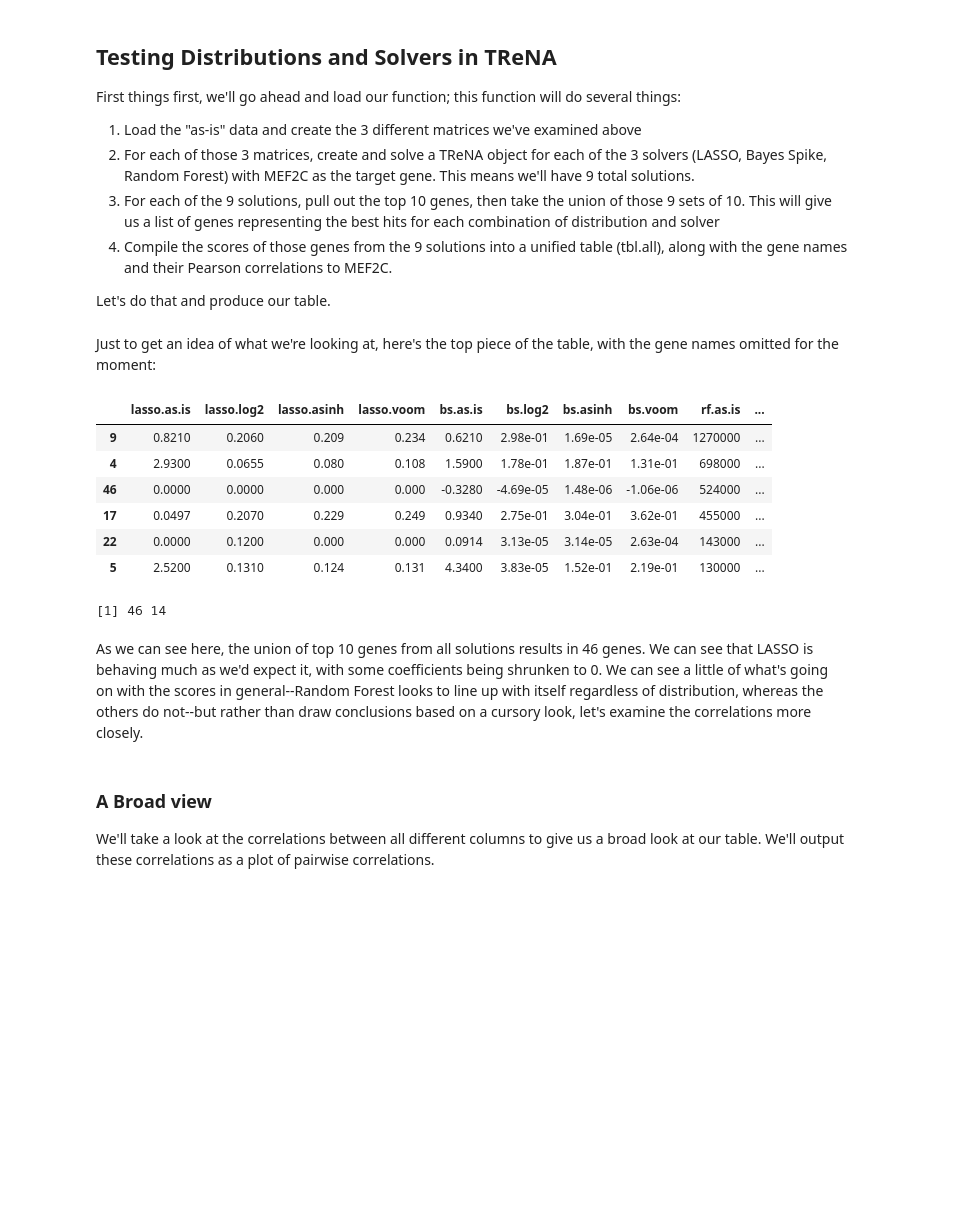
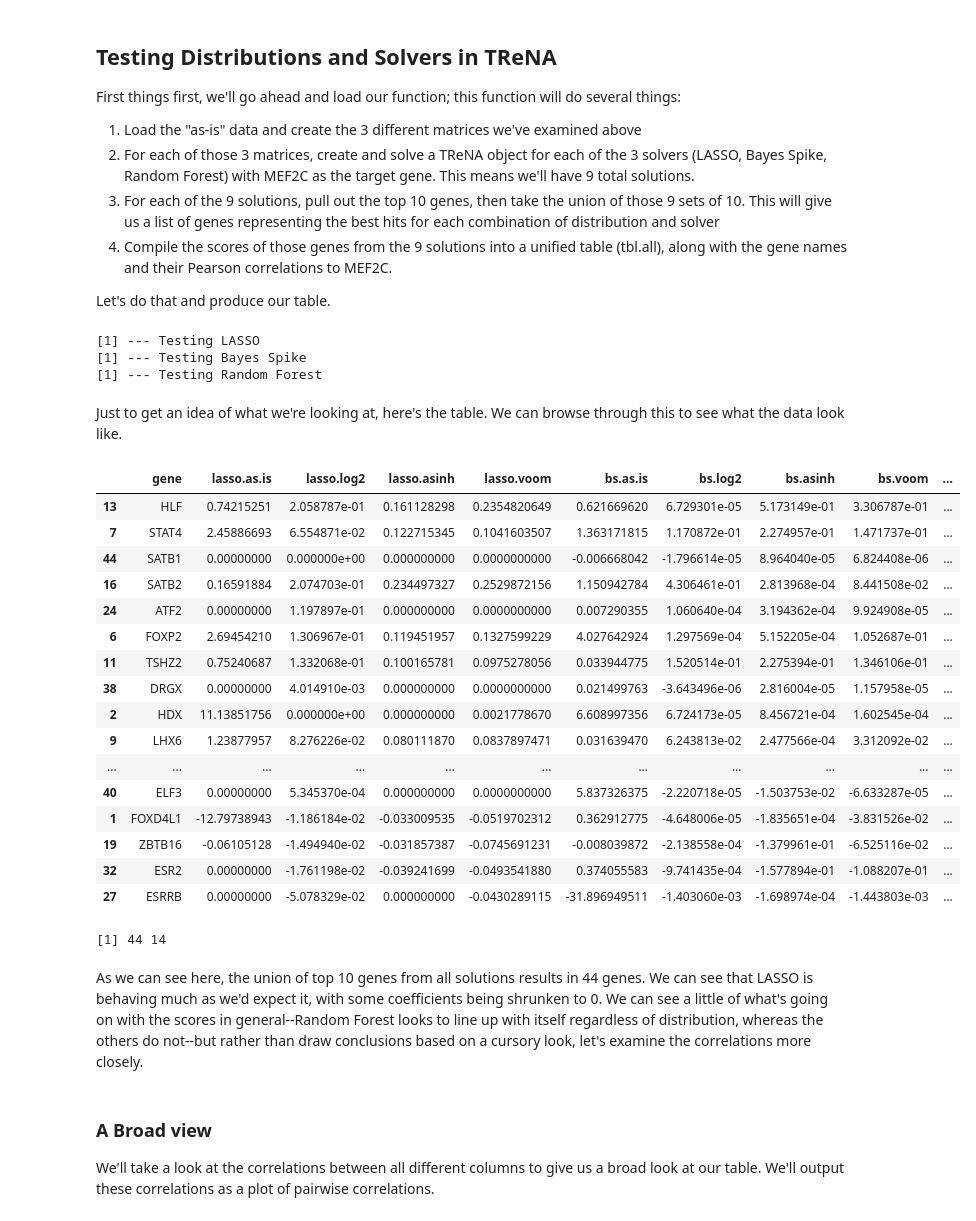
Before and after one commit to PriceLab/TReNA-Legacy, a Jupyter notebook: inst/demos/Assess_Distributions.ipynb, the cells around one changed output. Drawn from its saved outputs; the diff is of its cells as text; code cells hidden in the pictures; blank space fills up the shorter version.

Commit message:
Altered data generation in R Notebook

```diff
--- a/inst/demos/Assess_Distributions.ipynb
+++ b/inst/demos/Assess_Distributions.ipynb
@@ -79,27 +79,40 @@ First things first, we'll go ahead and load our function; this function will do
 Let's do that and produce our table.
 # %%
 # Source the desired function and generate the table
-#suppressMessages(source("../unitTests/test_TReNA.R"))
-#tbl.all <- assess_methodsAgainstDistributions()
-
-# Failing that, load the data directly
-load("../unitTests/ampAD_Distributions.RData")
+suppressMessages(source("../utils/evaluateAllSolvers.R"))
+tbl.all <- assess_ampAD154AllSolversAndDistributions()
+# %% [output]
+[1] --- Testing LASSO
+[1] --- Testing Bayes Spike
+[1] --- Testing Random Forest
 # %% [markdown]
-Just to get an idea of what we're looking at, here's the top piece of the table, with the gene names omitted for the moment:
+Just to get an idea of what we're looking at, here's the table. We can browse through this to see what the data look like.
-# %%
-head(signif(tbl.all[2:14],3))
-dim(tbl.all)
-# %% [output]
-|  | lasso.as.is | lasso.log2 | lasso.asinh | lasso.voom | bs.as.is | bs.log2 | bs.asinh | bs.voom | rf.as.is | ... |
-| 9 | 0.8210 | 0.2060 | 0.209 | 0.234 | 0.6210 | 2.98e-01 | 1.69e-05 | 2.64e-04 | 1270000 | ... |
-| 4 | 2.9300 | 0.0655 | 0.080 | 0.108 | 1.5900 | 1.78e-01 | 1.87e-01 | 1.31e-01 | 698000 | ... |
-| 46 | 0.0000 | 0.0000 | 0.000 | 0.000 | -0.3280 | -4.69e-05 | 1.48e-06 | -1.06e-06 | 524000 | ... |
-| 17 | 0.0497 | 0.2070 | 0.229 | 0.249 | 0.9340 | 2.75e-01 | 3.04e-01 | 3.62e-01 | 455000 | ... |
-| 22 | 0.0000 | 0.1200 | 0.000 | 0.000 | 0.0914 | 3.13e-05 | 3.14e-05 | 2.63e-04 | 143000 | ... |
-| 5 | 2.5200 | 0.1310 | 0.124 | 0.131 | 4.3400 | 3.83e-05 | 1.52e-01 | 2.19e-01 | 130000 | ... |
-[1] 46 14
+# %%
+tbl.all
+# %% [output]
+|  | gene | lasso.as.is | lasso.log2 | lasso.asinh | lasso.voom | bs.as.is | bs.log2 | bs.asinh | bs.voom | ... |
+| 13 | HLF | 0.74215251 | 2.058787e-01 | 0.161128298 | 0.2354820649 | 0.621669620 | 6.729301e-05 | 5.173149e-01 | 3.306787e-01 | ... |
+| 7 | STAT4 | 2.45886693 | 6.554871e-02 | 0.122715345 | 0.1041603507 | 1.363171815 | 1.170872e-01 | 2.274957e-01 | 1.471737e-01 | ... |
+| 44 | SATB1 | 0.00000000 | 0.000000e+00 | 0.000000000 | 0.0000000000 | -0.006668042 | -1.796614e-05 | 8.964040e-05 | 6.824408e-06 | ... |
+| 16 | SATB2 | 0.16591884 | 2.074703e-01 | 0.234497327 | 0.2529872156 | 1.150942784 | 4.306461e-01 | 2.813968e-04 | 8.441508e-02 | ... |
+| 24 | ATF2 | 0.00000000 | 1.197897e-01 | 0.000000000 | 0.0000000000 | 0.007290355 | 1.060640e-04 | 3.194362e-04 | 9.924908e-05 | ... |
+| 6 | FOXP2 | 2.69454210 | 1.306967e-01 | 0.119451957 | 0.1327599229 | 4.027642924 | 1.297569e-04 | 5.152205e-04 | 1.052687e-01 | ... |
+| 11 | TSHZ2 | 0.75240687 | 1.332068e-01 | 0.100165781 | 0.0975278056 | 0.033944775 | 1.520514e-01 | 2.275394e-01 | 1.346106e-01 | ... |
+| 38 | DRGX | 0.00000000 | 4.014910e-03 | 0.000000000 | 0.0000000000 | 0.021499763 | -3.643496e-06 | 2.816004e-05 | 1.157958e-05 | ... |
+| 2 | HDX | 11.13851756 | 0.000000e+00 | 0.000000000 | 0.0021778670 | 6.608997356 | 6.724173e-05 | 8.456721e-04 | 1.602545e-04 | ... |
+| 9 | LHX6 | 1.23877957 | 8.276226e-02 | 0.080111870 | 0.0837897471 | 0.031639470 | 6.243813e-02 | 2.477566e-04 | 3.312092e-02 | ... |
+| ... | ... | ... | ... | ... | ... | ... | ... | ... | ... | ... |
+| 40 | ELF3 | 0.00000000 | 5.345370e-04 | 0.000000000 | 0.0000000000 | 5.837326375 | -2.220718e-05 | -1.503753e-02 | -6.633287e-05 | ... |
+| 1 | FOXD4L1 | -12.79738943 | -1.186184e-02 | -0.033009535 | -0.0519702312 | 0.362912775 | -4.648006e-05 | -1.835651e-04 | -3.831526e-02 | ... |
+| 19 | ZBTB16 | -0.06105128 | -1.494940e-02 | -0.031857387 | -0.0745691231 | -0.008039872 | -2.138558e-04 | -1.379961e-01 | -6.525116e-02 | ... |
+| 32 | ESR2 | 0.00000000 | -1.761198e-02 | -0.039241699 | -0.0493541880 | 0.374055583 | -9.741435e-04 | -1.577894e-01 | -1.088207e-01 | ... |
+| 27 | ESRRB | 0.00000000 | -5.078329e-02 | 0.000000000 | -0.0430289115 | -31.896949511 | -1.403060e-03 | -1.698974e-04 | -1.443803e-03 | ... |
+# %%
+dim(tbl.all)
+# %% [output]
+[1] 44 14
 # %% [markdown]
-As we can see here, the union of top 10 genes from all solutions results in 46 genes. We can see that LASSO is behaving much as we'd expect it, with some coefficients being shrunken to 0. We can see a little of what's going on with the scores in general--Random Forest looks to line up with itself regardless of distribution, whereas the others do not--but rather than draw conclusions based on a cursory look, let's examine the correlations more closely.
+As we can see here, the union of top 10 genes from all solutions results in 44 genes. We can see that LASSO is behaving much as we'd expect it, with some coefficients being shrunken to 0. We can see a little of what's going on with the scores in general--Random Forest looks to line up with itself regardless of distribution, whereas the others do not--but rather than draw conclusions based on a cursory look, let's examine the correlations more closely.
 # %% [markdown]
 ### A Broad view
 
```
